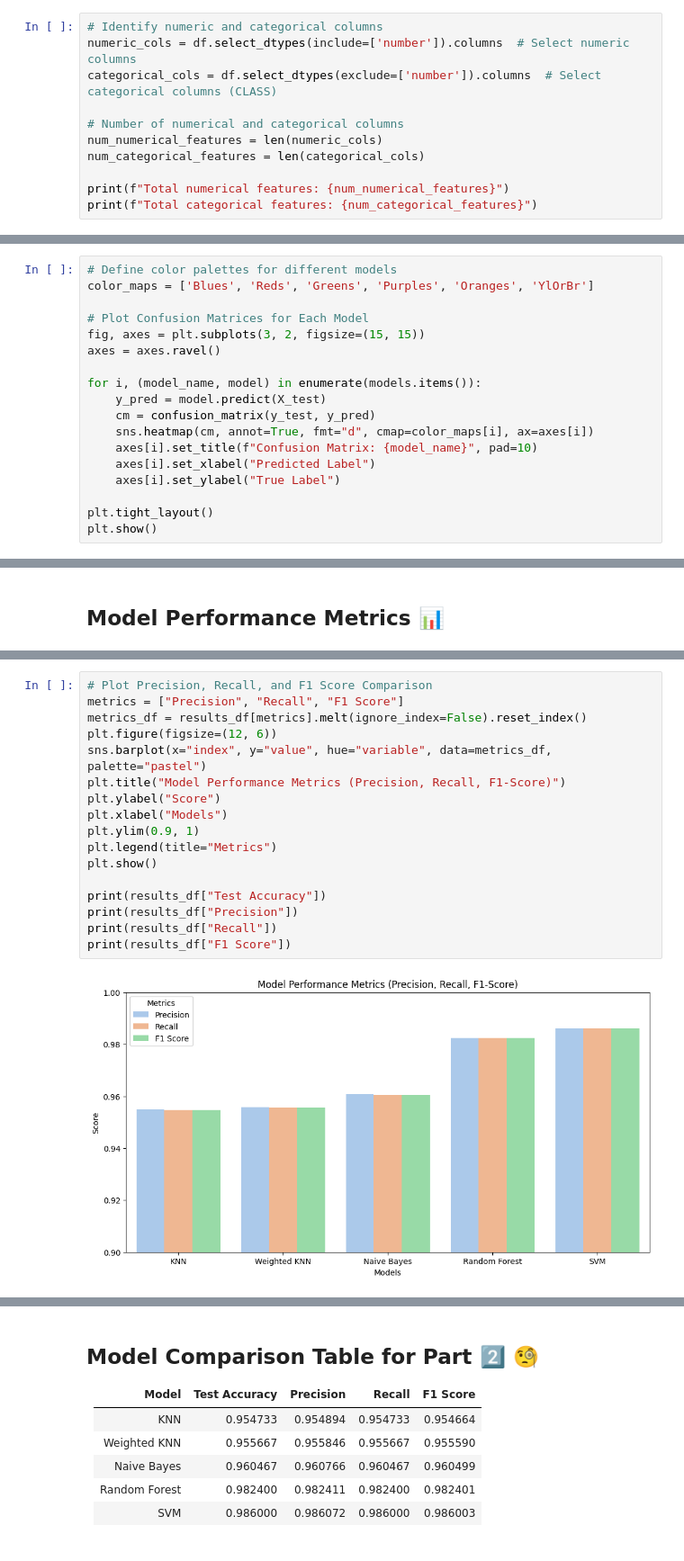
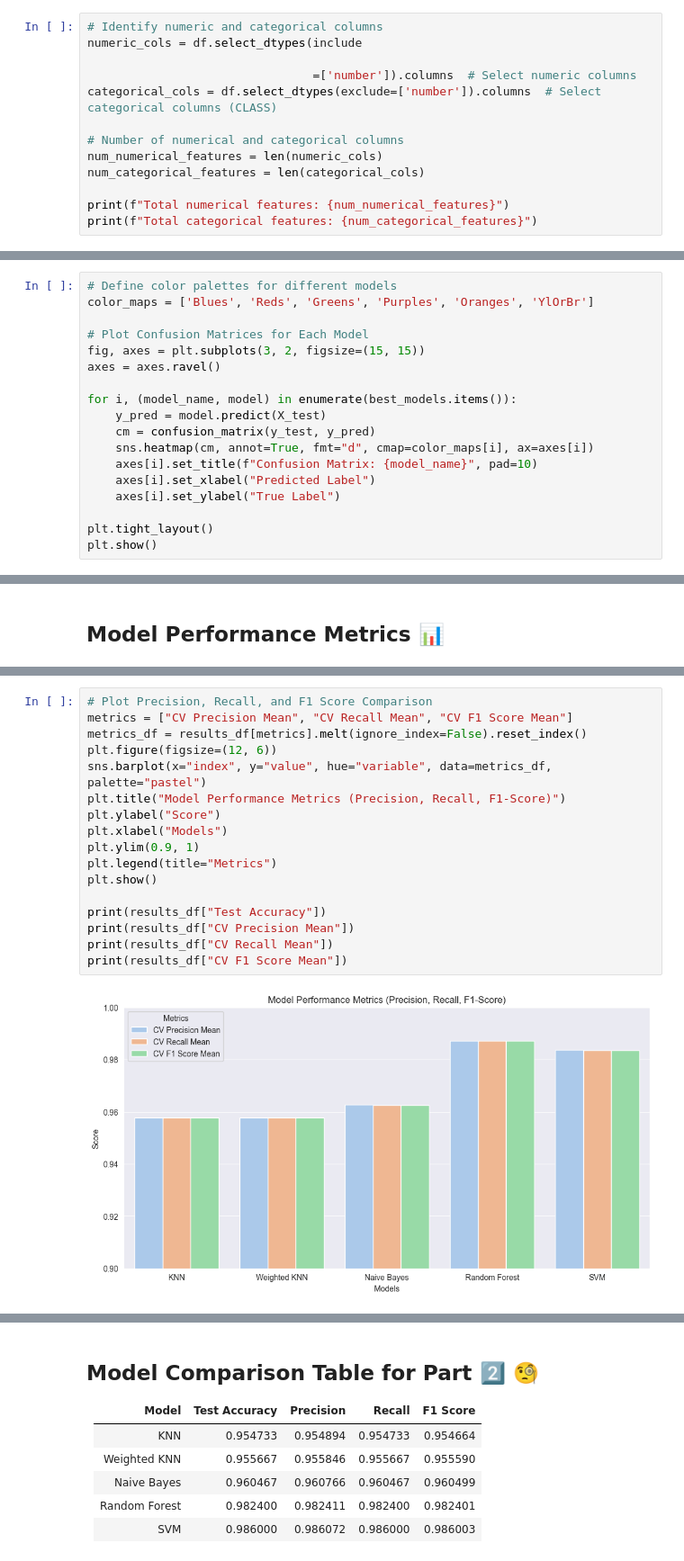
Before and after one commit to merttcetn/ML-PA1, a Jupyter notebook: assignment_1.ipynb, the cells around one changed output, grey strips where cells are left out. Shown at 90% size. Cells and saved outputs as stored; diff of their text form.

```diff
--- a/assignment_1.ipynb
+++ b/assignment_1.ipynb
@@ -69,6 +77,8 @@ Note: you may need to restart the kernel to use updated packages.
 # %%
 # Identify numeric and categorical columns
-numeric_cols = df.select_dtypes(include=['number']).columns  # Select numeric columns
+numeric_cols = df.select_dtypes(include
+
+                                =['number']).columns  # Select numeric columns
 categorical_cols = df.select_dtypes(exclude=['number']).columns  # Select categorical columns (CLASS)
 
 # Number of numerical and categorical columns
@@ -412,7 +536,7 @@ color_maps = ['Blues', 'Reds', 'Greens', 'Purples', 'Oranges', 'YlOrBr']
 fig, axes = plt.subplots(3, 2, figsize=(15, 15))
 axes = axes.ravel()
 
-for i, (model_name, model) in enumerate(models.items()):
+for i, (model_name, model) in enumerate(best_models.items()):
     y_pred = model.predict(X_test)
     cm = confusion_matrix(y_test, y_pred)
     sns.heatmap(cm, annot=True, fmt="d", cmap=color_maps[i], ax=axes[i])
@@ -809,19 +979,19 @@ Name: F1 Score, dtype: object
 # %%
 # Plot Precision, Recall, and F1 Score Comparison
-metrics = ["Precision", "Recall", "F1 Score"]
+metrics = ["CV Precision Mean", "CV Recall Mean", "CV F1 Score Mean"]
 metrics_df = results_df[metrics].melt(ignore_index=False).reset_index()
 plt.figure(figsize=(12, 6))
 sns.barplot(x="index", y="value", hue="variable", data=metrics_df, palette="pastel")
 plt.title("Model Performance Metrics (Precision, Recall, F1-Score)")
 plt.ylabel("Score")
 plt.xlabel("Models")
 plt.ylim(0.9, 1)
 plt.legend(title="Metrics")
 plt.show()
 
 print(results_df["Test Accuracy"])
-print(results_df["Precision"])
-print(results_df["Recall"])
-print(results_df["F1 Score"])
+print(results_df["CV Precision Mean"])
+print(results_df["CV Recall Mean"])
+print(results_df["CV F1 Score Mean"])
 # %% [output]
-[figure, old version]
+[figure, new version]
```
Also changed, not shown: parts of 25 cells of this notebook.
